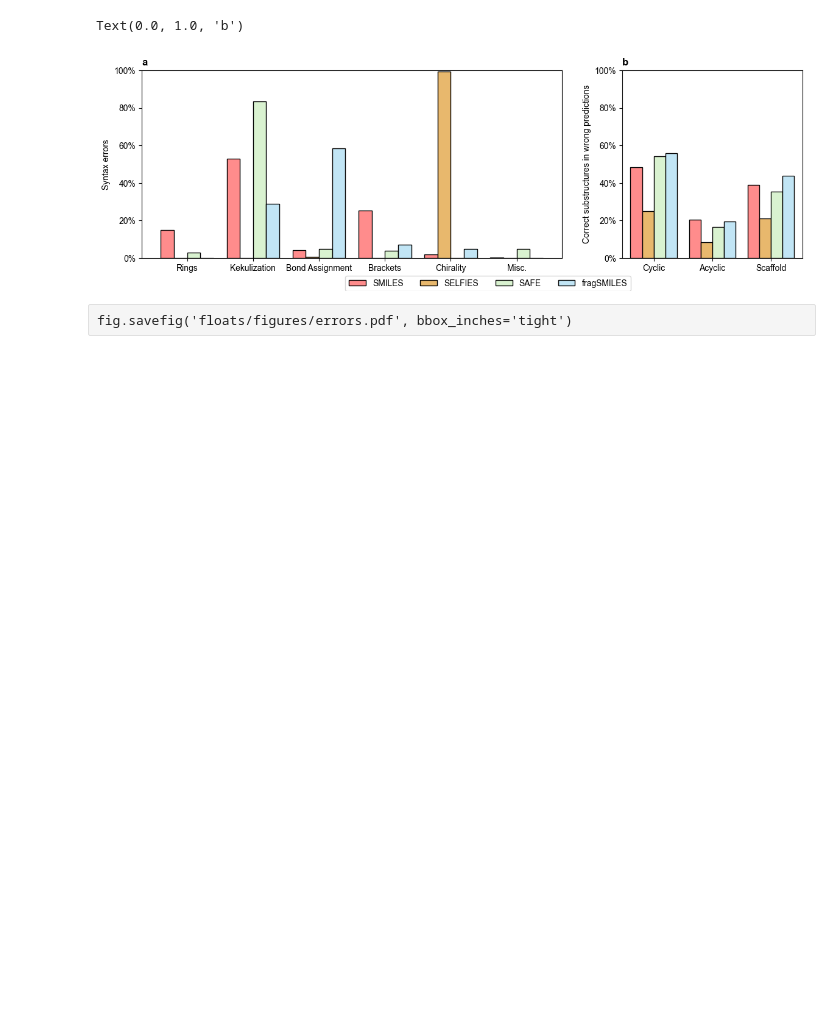
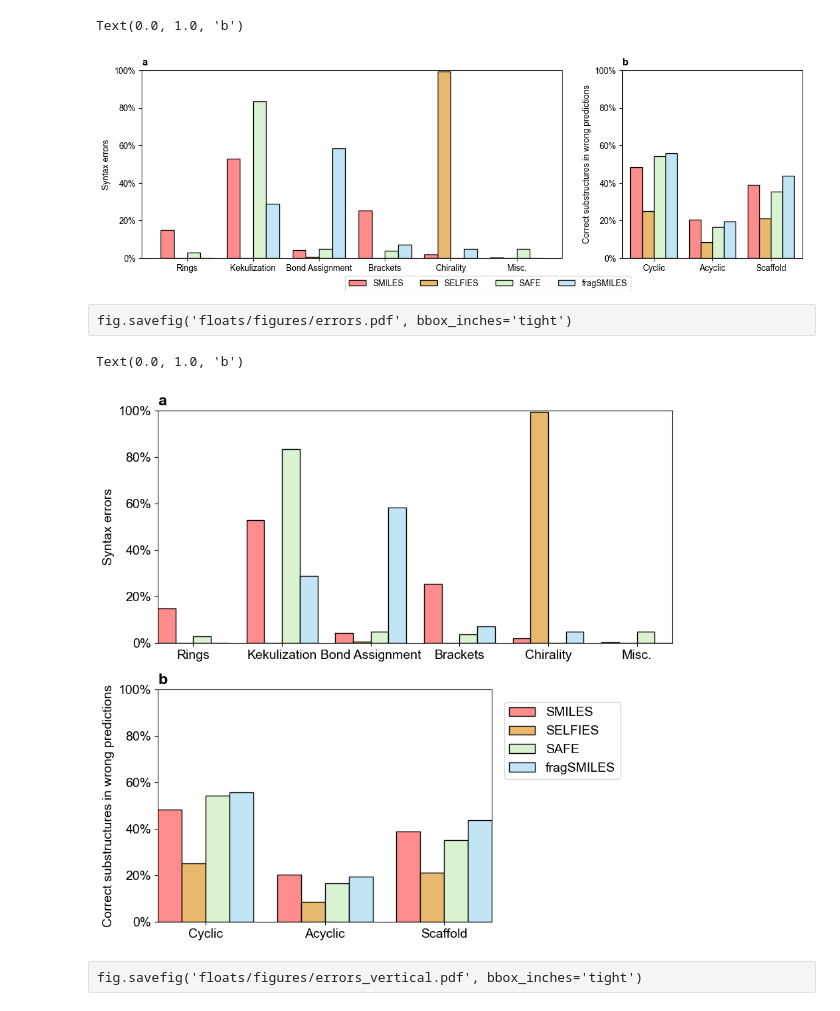
Before and after one commit to molML/fragSMILES4reaction, a Jupyter notebook: notebooks/05_struggle.ipynb, the cells around one changed output. Saved outputs shown, nothing was run; the diff lists cells and outputs as text; code cells hidden in the pictures; blank space fills up the shorter version.

```diff
--- a/notebooks/05_struggle.ipynb
+++ b/notebooks/05_struggle.ipynb
@@ -243,3 +245,80 @@ Text(0.0, 1.0, 'b')
 [figure]
 # %% [raw]
 fig.savefig('floats/figures/errors.pdf', bbox_inches='tight')
+# %%
+import matplotlib.gridspec as gridspec
+
+mpl.rcParams['font.size'] = 14
+
+# fig, axes = plt.subplots(nrows=2, ncols=1, sharey=True, gridspec_kw={'hspace':0.35},figsize=(8, 10), )
+fig = plt.figure(figsize=(10, 10))
+# gs = gridspec.GridSpec(2, 2, height_ratios=[1, 1])
+gs = gridspec.GridSpec(2, 2, width_ratios=[5, 2], height_ratios=[1, 1])
+
+
+### a ###
+# ax = axes[0]
+ax = fig.add_subplot(gs[0, :])
+x = np.arange(len(ERRORS))
+
+width = 0.2
+
+for i, row in notation_table.reset_index().iterrows():
+    total = len(errors_forward[row.notation])
+    values = [(errors_forward[row.notation] == error).sum()/total for error in ERRORS]
+    ax.bar(x + i * width, values, width, label=row['name'], color = row['color'], align='edge', edgecolor='black')
+
+ax.set_ylabel('Syntax errors')
+ax.set_xticks(x + width*2) # 2 = len(notations) / 2 to center tick if 'align'=='edge' by ax.bar
+ax.set_xticklabels(ERRORS)
+ax.set_xlim(0,x[-1]+width*4)
+
+# manipulate y axis
+vals = ax.get_yticks()
+ax.set_yticklabels(['{:,.0%}'.format(x) for x in vals])
+
+ax.set_ylim(0,1)
+
+# ax.legend(loc="lower center", ncol=len(notation_table))
+handles, labels = ax.get_legend_handles_labels()
+# fig.legend(handles, labels, loc=(0.1, .5), ncol=len(notation_table))
+fig.legend(handles, labels, loc=(0.7,0.3))
+
+
+ax.set_title('a', loc='left', weight='bold')
+
+
+### b ###
+# ax = axes[1]
+ax = fig.add_subplot(gs[1, 0])
+
+accuracy_errors = ['cyclic','acyclic', 'scaffold']
+
+x = np.arange(len(accuracy_errors))
+
+width = 0.2
+
+for i, row in notation_table.reset_index().iterrows():
+    matched = fragments_forward[row.notation]
+    total = len(matched)
+    values = [matched[error].sum()/total for error in accuracy_errors]
+    ax.bar(x + i * width, values, width, label=row['name'], color = row['color'], align='edge', edgecolor='black')
+
+ax.set_ylabel('Correct substructures in wrong predictions')
+
+ax.set_xticks(x + width*2) # 2 = len(notations) / 2 to center tick if 'align'=='edge' by ax.bar
+ax.set_xticklabels([x.capitalize() for x in accuracy_errors])
+ax.set_xlim(0,x[-1]+width*4)
+
+# manipulate y axis
+ax.set_ylim(0,1)
+vals = ax.get_yticks()
+ax.set_yticklabels(['{:,.0%}'.format(x) for x in vals])
+ax.yaxis.set_tick_params(labelleft=True)
+
+ax.set_title('b', loc='left', weight='bold')
+# %% [output]
+Text(0.0, 1.0, 'b')
+[figure, added]
+# %% [raw]
+fig.savefig('floats/figures/errors_vertical.pdf', bbox_inches='tight')
```
Also changed, not shown: parts of 3 cells of this notebook, 3 other files.
